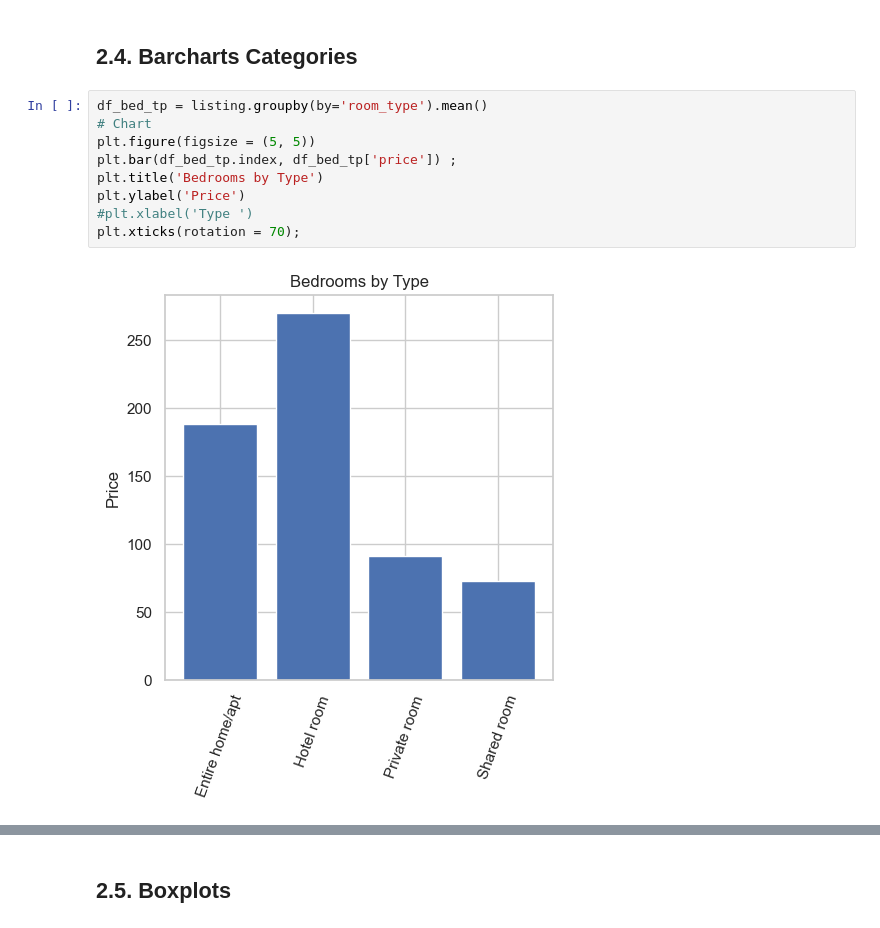
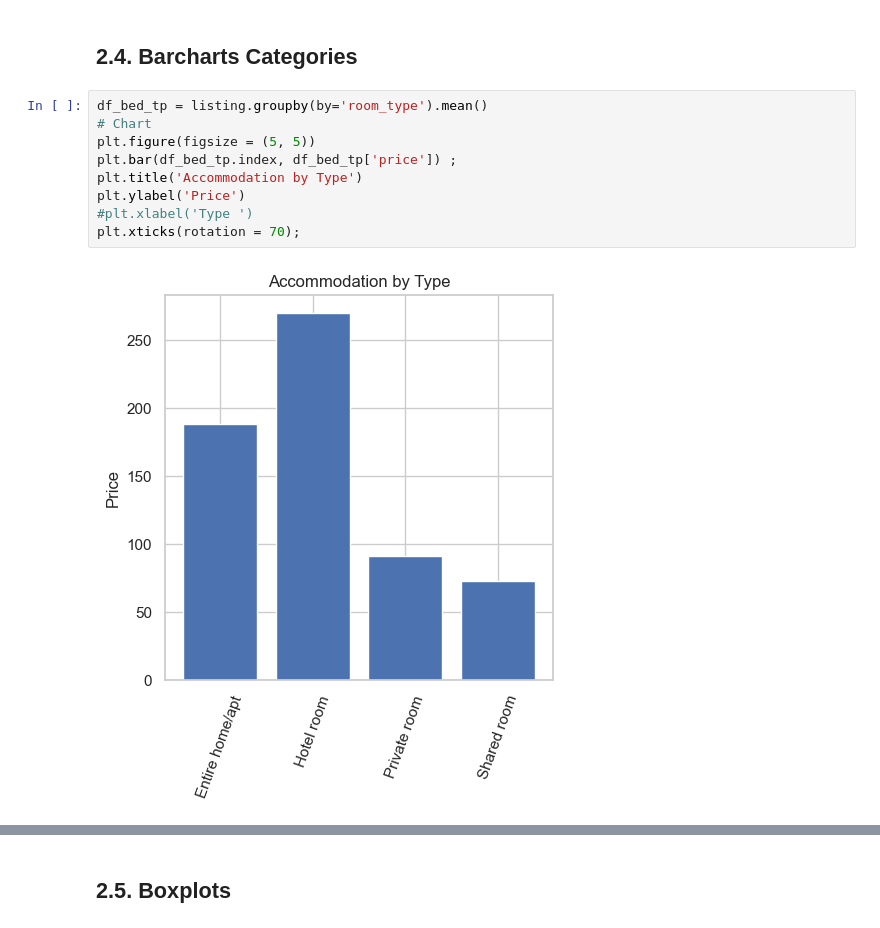
Before and after one commit to sresende/airbnb_data_analysis, a Jupyter notebook: code/02 Exploratory Data Analysis.ipynb, the cells around one changed output, grey strips where cells are left out. Saved outputs shown, nothing was run; the diff lists cells and outputs as text.

```diff
--- a/code/02 Exploratory Data Analysis.ipynb
+++ b/code/02 Exploratory Data Analysis.ipynb
@@ -172,14 +170,14 @@ listing.hist(figsize = (15, 15), bins=50);
 # %%
 df_bed_tp = listing.groupby(by='room_type').mean()
 # Chart
 plt.figure(figsize = (5, 5))
 plt.bar(df_bed_tp.index, df_bed_tp['price']) ;
-plt.title('Bedrooms by Type')
+plt.title('Accommodation by Type')
 plt.ylabel('Price')
 #plt.xlabel('Type ')
 plt.xticks(rotation = 70);
 # %% [output]
-[figure, old version]
+[figure, new version]
 # %%
 df_room_tp = listing.groupby(by='bathrooms_type').mean()
 # Chart
```
Also changed, not shown: parts of 7 cells of this notebook, 12 other files.
